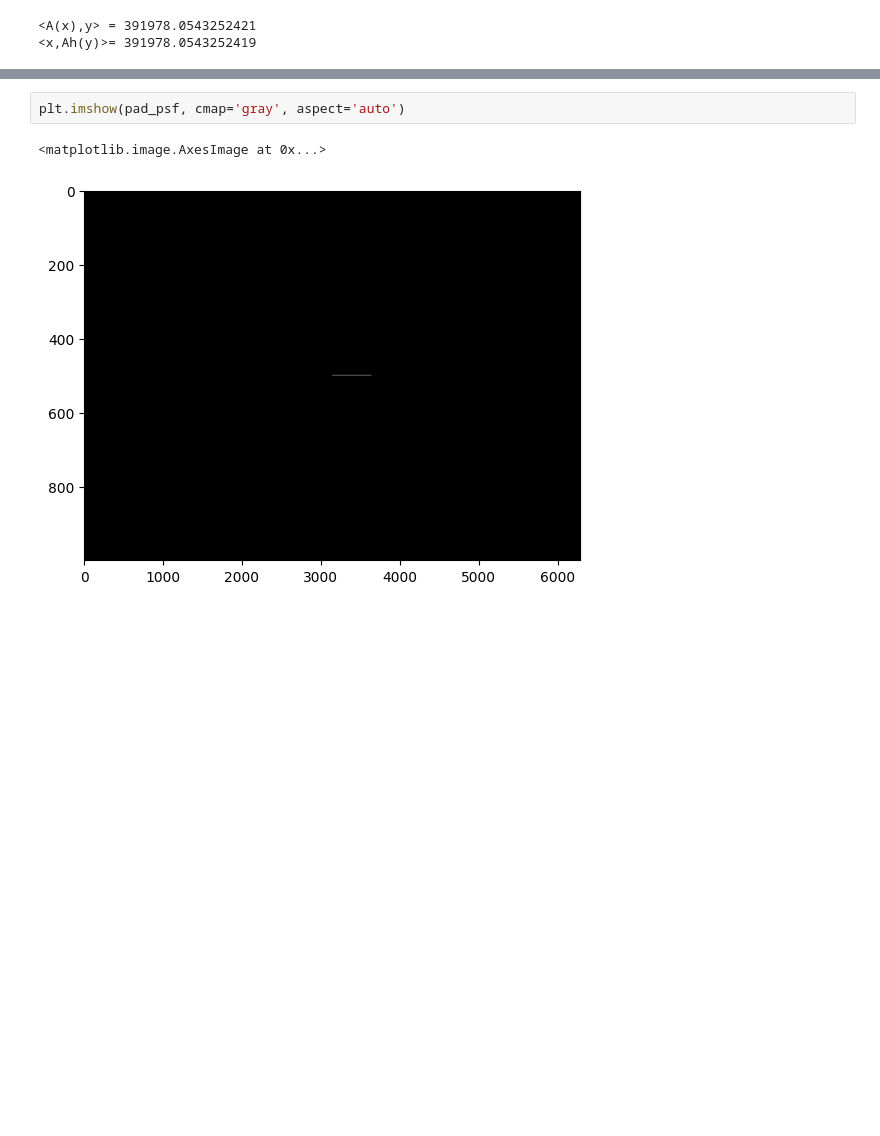
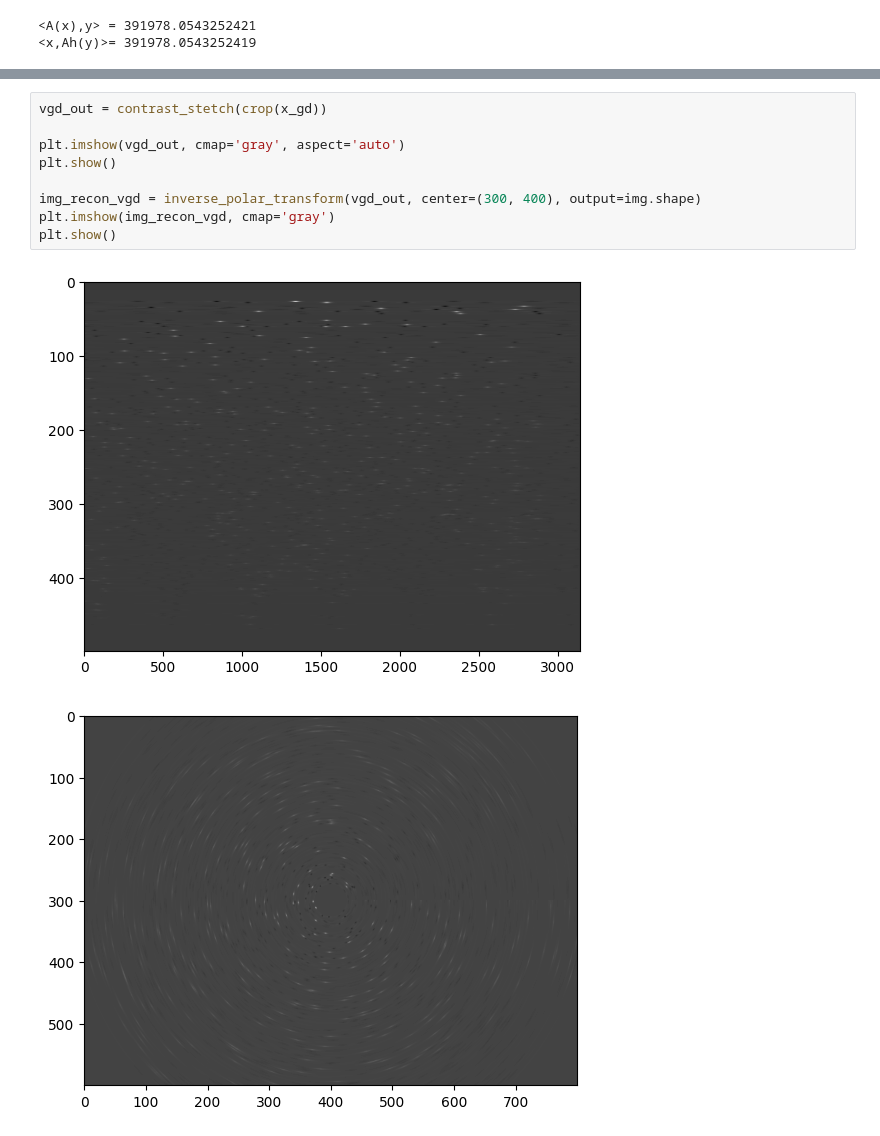
Before and after one commit to GSNikhil/star-trail-removal, a Jupyter notebook: main.ipynb, the cells around one changed output, grey strips where cells are left out. Drawn from its saved outputs; the diff is of its cells as text; blank space fills up the shorter version.

```diff
--- a/main.ipynb
+++ b/main.ipynb
@@ -297,5 +297,12 @@ KeyboardInterrupt:
-# %%
-plt.imshow(pad_psf, cmap='gray', aspect='auto')
-# %% [output]
-<matplotlib.image.AxesImage at 0x...>
-[figure, removed]
+# %%
+vgd_out = contrast_stetch(crop(x_gd))
+
+plt.imshow(vgd_out, cmap='gray', aspect='auto')
+plt.show()
+
+img_recon_vgd = inverse_polar_transform(vgd_out, center=(300, 400), output=img.shape)
+plt.imshow(img_recon_vgd, cmap='gray')
+plt.show()
+# %% [output]
+[figure, added]
+[figure, added]
```
Also changed, not shown: parts of 5 cells of this notebook.
